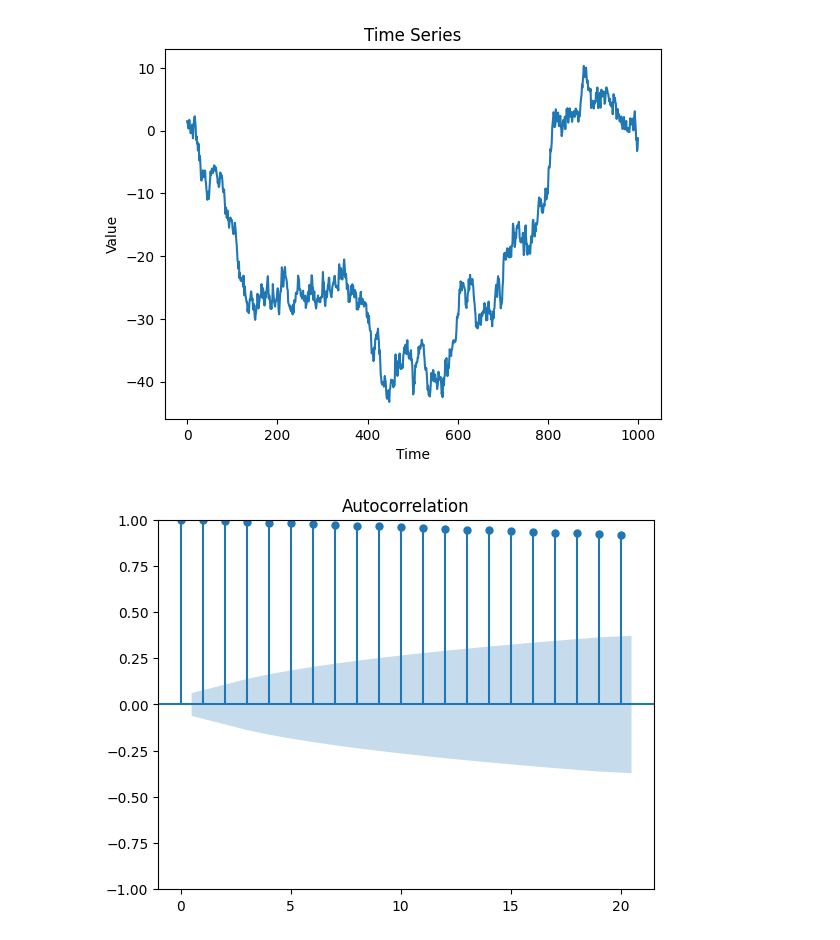
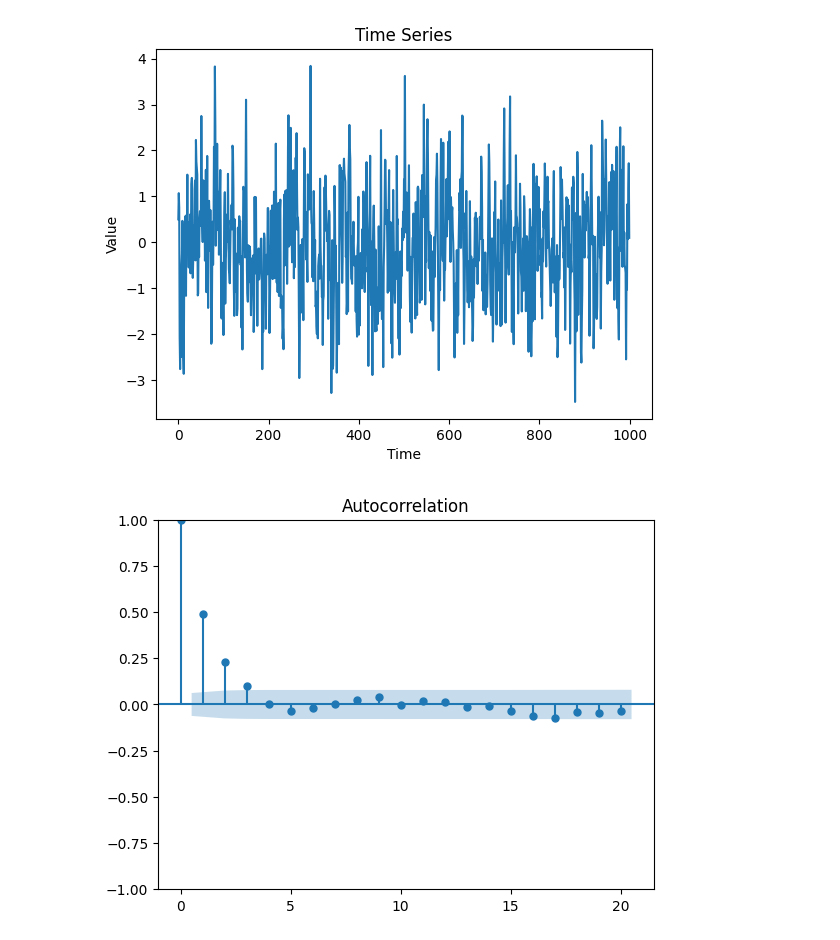
Before and after one commit to edoardoCame/PythonMiniTutorials, a Jupyter notebook: time series models/autoregressive model of order p.ipynb, the cells around one changed output. Cells and saved outputs as stored; diff of their text form; code cells hidden in the pictures.

Commit message:
updated images

```diff
--- a/time series models/autoregressive model of order p.ipynb
+++ b/time series models/autoregressive model of order p.ipynb
@@ -7,30 +19,30 @@ from statsmodels.tsa.stattools import acf
 # %%
 #create a time series using the formula i provide
 def create_time_series(c, yt, phi, n_simulations):
 
     time_series = []
     for i in range(n_simulations): #the for loop will iterate 100 times and create a time series of 100 values, remember in python the range function is exclusive of the last value!
         yt = c + yt * phi + np.random.normal(0, 1) #at every iteration the value of yt is updated, so it uses the value of yt from the previous iteration
         time_series.append(yt) #the append command adds the value to the end of the list
 
     #-----------------------------------------------
     #VARIOUS PLOTS
     #-----------------------------------------------
     #plot the time series
     plt.plot(time_series)
     plt.title('Time Series')
     plt.xlabel('Time')
     plt.ylabel('Value')
 
     #plot the autocorrelation
     plot_acf(time_series, lags=20)
 
     #print the autocorrelation
     acf(time_series, nlags=20)
 
     return time_series #return the time series
 
-ts = create_time_series(c=0, yt=1, phi=1, n_simulations=1000) #create the time series
+ts = create_time_series(c=0, yt=1, phi=0.5, n_simulations=1000) #create the time series
 # %% [output]
-[figure, old version]
+[figure, new version]
-[figure, old version]
+[figure, new version]
```
Also changed, not shown: parts of 1 cell of this notebook.
